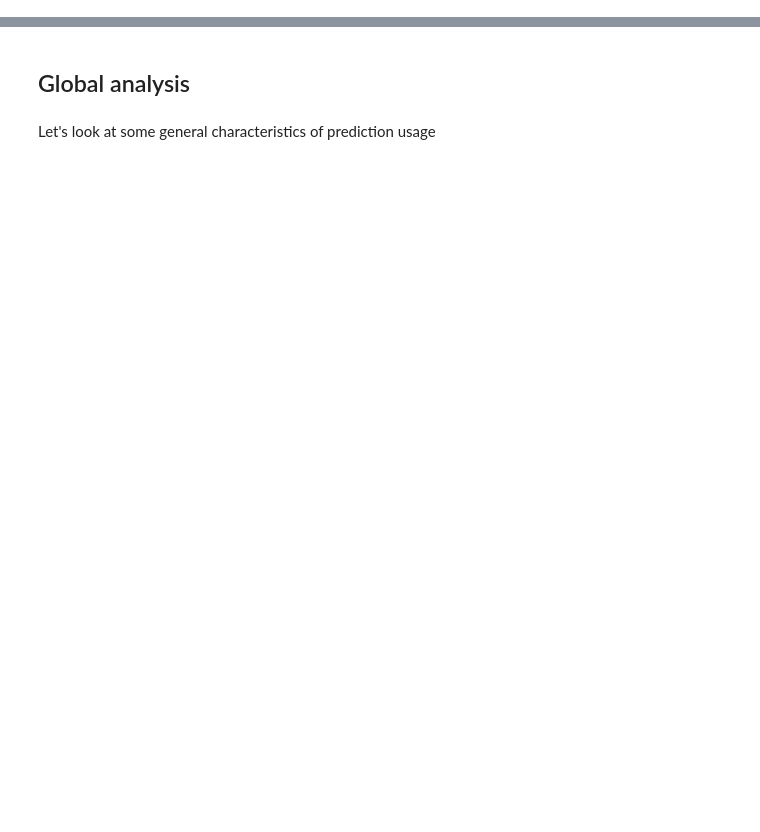
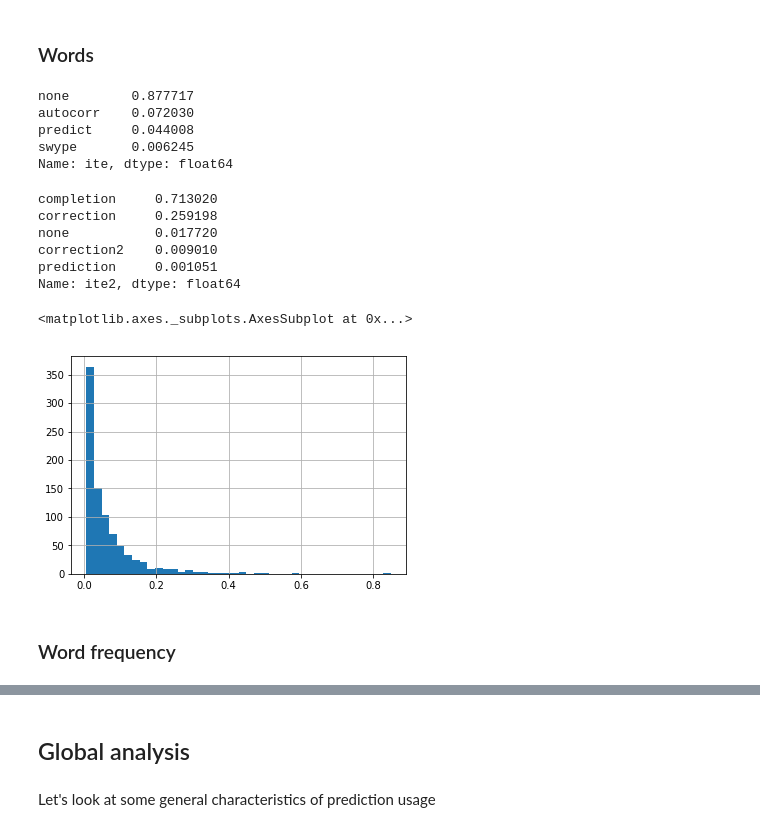
Before and after one commit to cashaddy/typing_automation, a Jupyter notebook: sandbox.ipynb, the cells around one changed output, grey strips where cells are left out. Saved outputs shown, nothing was run; the diff lists cells and outputs as text; code cells hidden in the pictures; blank space fills up the shorter version.

```diff
--- a/sandbox.ipynb
+++ b/sandbox.ipynb
@@ -35,4 +38,4 @@ log_sample.shape
 # %%
 %%time
-log = processing.mark_entries(log_sample)
+log = processing.mark_entries(log)
 # %% [output]
@@ -51,6 +50,4 @@ Wall time: 5.02 s
 # %%
 log['iki_norm'] = log.iki / log.key.str.len()
-# %%
-log.loc[(log.key.str[-1] == ' ') & (log.key.str.len() > 1),'entry_id'] -= 1
 # %%
 # Find the weird multichar behaviour
@@ -87,6 +98,6 @@ Name: participant_id, dtype: int64
 # %%
-# Default n/a
-log['ite2'] = 'NA'
+# Default null
+log['ite2'] = None
 # Default for predict is none
 log.loc[log.ite == 'predict','ite2'] = 'none'
 
@@ -169,0 +128,61 @@ participants = pd.concat([participants,rates],axis=1)
+# %% [markdown]
+### Words
+# %%
+groupby = log.loc[log.entry_id >= 0].groupby([
+    'participant_id',
+    'ts_id',
+    'entry_id'
+])
+
+words = groupby.last().text_field.str.split(' ').str[-1]
+words = words.to_frame('word')
+# Look two spaces back for keys ending with a space
+mask = groupby.last().key.str[-1] == ' '
+words.loc[mask,'word'] = groupby.last().loc[mask].text_field.str.split(' ').str[-2]
+
+
+groupby = log.loc[(log.entry_id >= 0) & (log.ite != 'none')].groupby([
+    'participant_id',
+    'ts_id',
+    'entry_id'
+])
+
+words['ite'] = groupby.last().ite
+words.ite.fillna('none',inplace=True)
+
+words['ite2'] = groupby.last().ite2
+
+words['ite_input'] = groupby.last().key
+
+words['ite_input_prev'] = groupby.last().text_field_prev.str.split(' ').str[-1]
+
+words['ite_lev_dist'] = groupby.last().lev_dist
+
+words['ite_len_diff'] = groupby.last().len_diff
+
+words.reset_index(inplace=True)
+words['word_length'] = words.word.str.len()
+# %%
+words.ite.value_counts(normalize=True)
+# %% [output]
+none        0.877717
+autocorr    0.072030
+predict     0.044008
+swype       0.006245
+Name: ite, dtype: float64
+# %%
+words.ite2.value_counts(normalize=True)
+# %% [output]
+completion     0.713020
+correction     0.259198
+none           0.017720
+correction2    0.009010
+prediction     0.001051
+Name: ite2, dtype: float64
+# %%
+words.groupby('participant_id').ite.value_counts(normalize=True).unstack()['predict'].hist(bins=40)
+# %% [output]
+<matplotlib.axes._subplots.AxesSubplot at 0x...>
+[figure, added]
+# %% [markdown]
+### Word frequency
```
Also changed, not shown: parts of 62 cells of this notebook.
